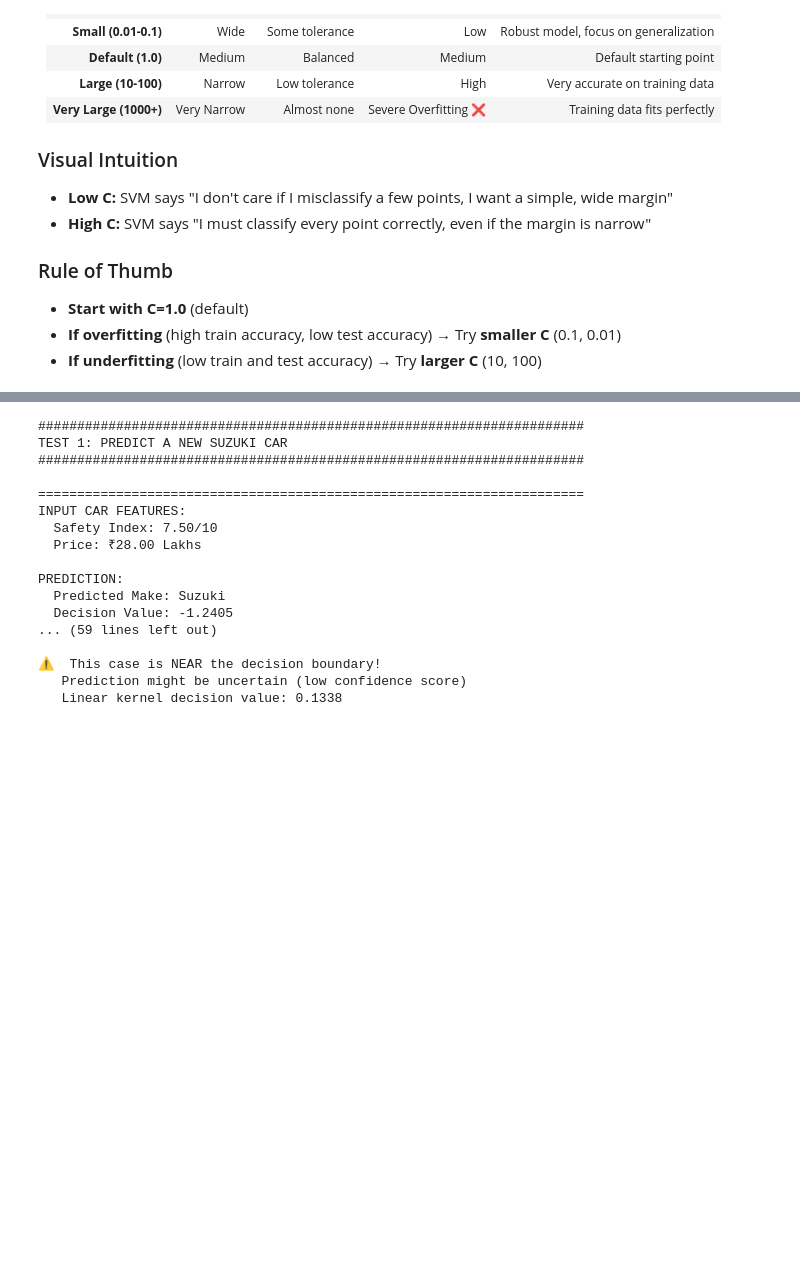
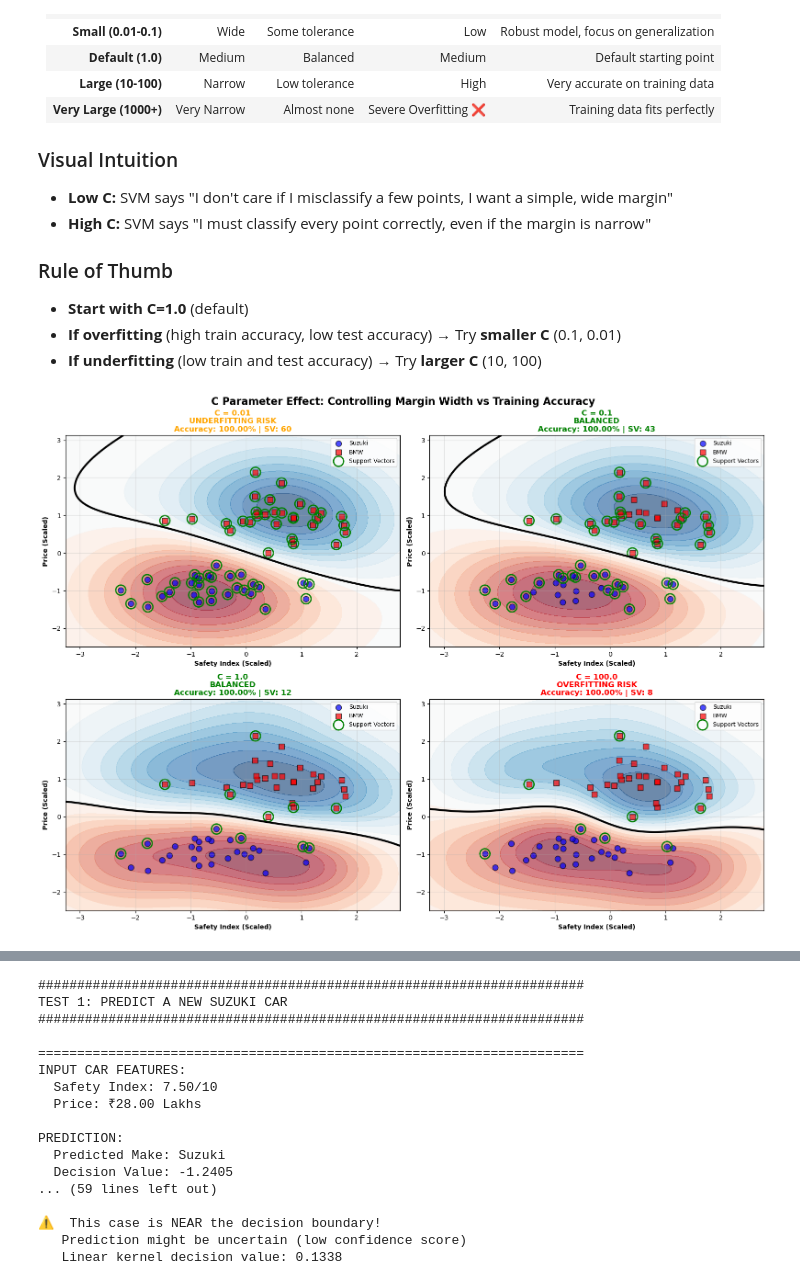
Before and after one commit to murali-marimekala/pg-genai-ml-priv, a Jupyter notebook: MyLearning/wk5_Day2-MMK-4_SVM.ipynb, the cells around one changed output, grey strips where cells are left out. Drawn from its saved outputs; the diff is of its cells as text; code cells hidden in the pictures; blank space fills up the shorter version.

```diff
--- a/MyLearning/wk5_Day2-MMK-4_SVM.ipynb
+++ b/MyLearning/wk5_Day2-MMK-4_SVM.ipynb
@@ -960,3 +981,94 @@ Where:
 - **Start with C=1.0** (default)
 - **If overfitting** (high train accuracy, low test accuracy) → Try **smaller C** (0.1, 0.01)
 - **If underfitting** (low train and test accuracy) → Try **larger C** (10, 100)
+# %%
+# Visualize C parameter effect on decision boundaries
+c_values_viz = [0.01, 0.1, 1.0, 100.0]
+fig, axes = plt.subplots(2, 2, figsize=(16, 12))
+fig.suptitle('C Parameter Effect: Controlling Margin Width vs Training Accuracy',
+             fontsize=16, fontweight='bold')
+
+for idx, c in enumerate(c_values_viz):
+    ax = axes[idx // 2, idx % 2]
+
+    # Train SVM with specific C value (RBF kernel)
+    svm_c = SVC(kernel='rbf', C=c, gamma='scale', random_state=42)
+    svm_c.fit(X_cars_scaled, y_cars)
+
+    # Plot decision boundary
+    h = 0.02
+    x_min, x_max = X_cars_scaled[:, 0].min() - 1, X_cars_scaled[:, 0].max() + 1
+    y_min, y_max = X_cars_scaled[:, 1].min() - 1, X_cars_scaled[:, 1].max() + 1
+    xx, yy = np.meshgrid(np.arange(x_min, x_max, h), np.arange(y_min, y_max, h))
+
+    Z = svm_c.decision_function(np.c_[xx.ravel(), yy.ravel()])
+    Z = Z.reshape(xx.shape)
+
+    ax.contourf(xx, yy, Z, levels=np.linspace(Z.min(), Z.max(), 20), cmap=plt.cm.RdBu, alpha=0.6)
+    ax.contour(xx, yy, Z, levels=[0], linewidths=3, colors='black')
+
+    # Plot data
+    suzuki_idx = (y_cars == 0)
+    bmw_idx = (y_cars == 1)
+    ax.scatter(X_cars_scaled[suzuki_idx, 0], X_cars_scaled[suzuki_idx, 1],
+              c='blue', s=80, edgecolors='black', label='Suzuki', alpha=0.7, marker='o')
+    ax.scatter(X_cars_scaled[bmw_idx, 0], X_cars_scaled[bmw_idx, 1],
+              c='red', s=80, edgecolors='black', label='BMW', alpha=0.7, marker='s')
+
+    # Highlight support vectors
+    ax.scatter(svm_c.support_vectors_[:, 0], svm_c.support_vectors_[:, 1],
+              s=250, edgecolors='green', facecolors='none', linewidths=2, label='Support Vectors')
+
+    accuracy = svm_c.score(X_cars_scaled, y_cars)
+    sv_count = len(svm_c.support_vectors_)
+
+    # Category label
+    if c < 0.1:
+        category = "UNDERFITTING RISK"
+        color = "orange"
+    elif c < 10:
+        category = "BALANCED"
+        color = "green"
+    else:
+        category = "OVERFITTING RISK"
+        color = "red"
+
+    ax.set_title(f'C = {c}\n{category}\nAccuracy: {accuracy:.2%} | SV: {sv_count}',
+                fontsize=12, fontweight='bold', color=color)
+    ax.set_xlabel('Safety Index (Scaled)', fontsize=10, fontweight='bold')
+    ax.set_ylabel('Price (Scaled)', fontsize=10, fontweight='bold')
+    ax.legend(loc='best', fontsize=9)
+    ax.grid(True, alpha=0.3)
+
+plt.tight_layout()
+plt.show()
+
+print("\n" + "="*80)
+print("C PARAMETER ANALYSIS")
+print("="*80)
+print("\nC = 0.01 (Very Small):")
+print("  ✓ WIDE margin (simple boundary)")
+print("  ✗ Tolerates many misclassifications")
+print("  ⚠️  Risk: Underfitting (oversimplified)")
+print("  Use when: Data is noisy or you want robustness")
+
+print("\nC = 0.1 (Small):")
+print("  ✓ Decent margin")
+print("  ✓ Good generalization")
+print("  ✓ RECOMMENDED for most cases")
+print("  Use when: You want a balance between accuracy and simplicity")
+
+print("\nC = 1.0 (Default):")
+print("  ✓ Starting point")
+print("  ✓ Often works reasonably well")
+print("  Use when: No prior knowledge, start here")
+
+print("\nC = 100.0 (Large):")
+print("  ✓ TIGHT margin")
+print("  ✗ Penalizes every misclassification")
+print("  ⚠️  Risk: Overfitting (too complex)")
+print("  Use when: Training data is very clean and representative")
+
+print("\n" + "="*80)
+# %% [output]
+[figure, added]
```
Also changed, not shown: parts of 26 cells of this notebook, 3 other files.
